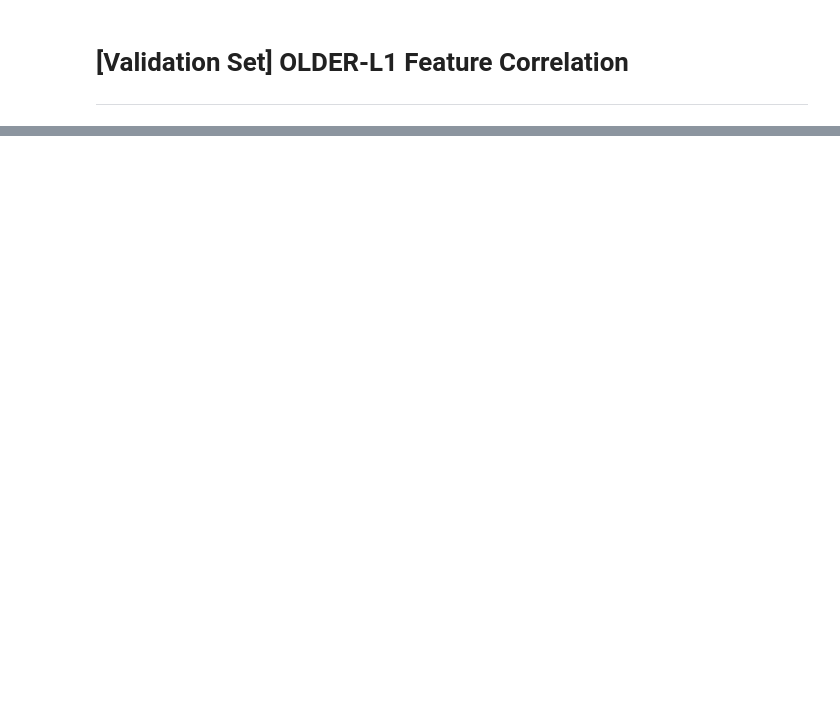
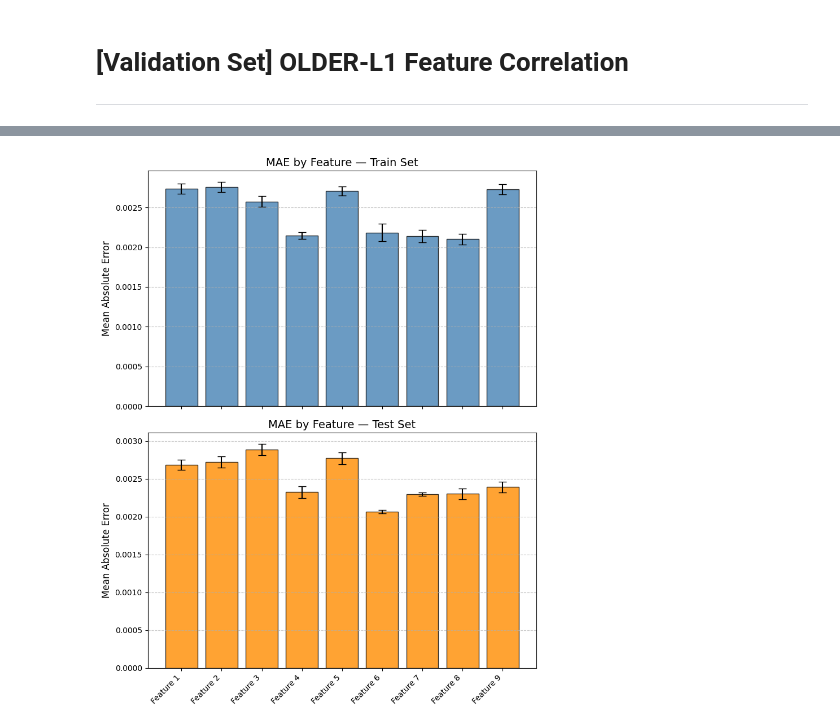
Before and after one commit to UNITES-Lab/sparse-cafm, a Jupyter notebook: _older_feature_importance.ipynb, the cells around one changed output, grey strips where cells are left out. Cells and saved outputs as stored; diff of their text form; code cells hidden in the pictures; blank space fills up the shorter version.

```diff
--- a/_older_feature_importance.ipynb
+++ b/_older_feature_importance.ipynb
@@ -166,0 +255,4 @@ Feature Importances (mean ± std):
+# %%
+print("\nSummary of MAE for each feature (lower is better):")
+for feature, mean_mae, std_mae in results:
+    print(f"  Feature {feature}: MAE = {mean_mae:.10f} ± {std_mae:.10f}")
@@ -345,0 +417,71 @@ plt.show()
+# %%
+import numpy as np
+import matplotlib.pyplot as plt
+
+# ------------------------------------------------------------------
+# Example data: mean MAE values + standard deviations for 9 features
+# ------------------------------------------------------------------
+feature_names = [f'Feature {i}' for i in range(1, 10)]
+
+# Suppose these are the MAE + std for your train set
+train_mae = [0.0027384153, 0.0027562218, 0.0025741328,
+             0.0021473568, 0.0027048338, 0.0021849454,
+             0.0021416380, 0.0021007970, 0.0027275957]
+train_std = [0.0000639075, 0.0000636159, 0.0000677777,
+             0.0000432931, 0.0000577084, 0.0001080440,
+             0.0000787667, 0.0000673118, 0.0000644674]
+
+# Suppose these are the MAE + std for your test set
+test_mae = [0.0026866579, 0.0027251082, 0.0028898516,
+            0.0023243685, 0.0027732478, 0.0020666579,
+            0.0022982447, 0.0023040598, 0.0023938400]
+test_std = [0.0000686603, 0.0000768149, 0.0000740040,
+            0.0000789586, 0.0000789586, 0.0000188450,
+            0.0000254077, 0.0000700040, 0.0000708607]
+
+# -------------------------------
+# Create the figure and subplots
+# -------------------------------
+fig, axes = plt.subplots(nrows=2, ncols=1, figsize=(8, 10), sharex=True)
+
+# -------------------------------
+# Top plot: Train set MAE values
+# -------------------------------
+axes[0].bar(
+    x=np.arange(len(feature_names)),
+    height=train_mae,
+    yerr=train_std,
+    color='steelblue',
+    edgecolor='black',
+    capsize=5,
+    alpha=0.8
+)
+axes[0].set_title("MAE by Feature — Train Set", fontsize=14)
+axes[0].set_ylabel("Mean Absolute Error", fontsize=12)
+axes[0].grid(axis='y', linestyle='--', alpha=0.7)
+
+# ------------------------------
+# Bottom plot: Test set MAE values
+# ------------------------------
+axes[1].bar(
+    x=np.arange(len(feature_names)),
+    height=test_mae,
+    yerr=test_std,
+    color='darkorange',
+    edgecolor='black',
+    capsize=5,
+    alpha=0.8
+)
+axes[1].set_title("MAE by Feature — Test Set", fontsize=14)
+axes[1].set_ylabel("Mean Absolute Error", fontsize=12)
+axes[1].set_xticks(np.arange(len(feature_names)))
+axes[1].set_xticklabels(feature_names, rotation=45, ha='right')
+axes[1].grid(axis='y', linestyle='--', alpha=0.7)
+
+# --------------------------
+# Tidy up and show the plot
+# --------------------------
+plt.tight_layout()
+plt.show()
+# %% [output]
+[figure, added]
```
Also changed, not shown: parts of 13 cells of this notebook, 7 other files.
